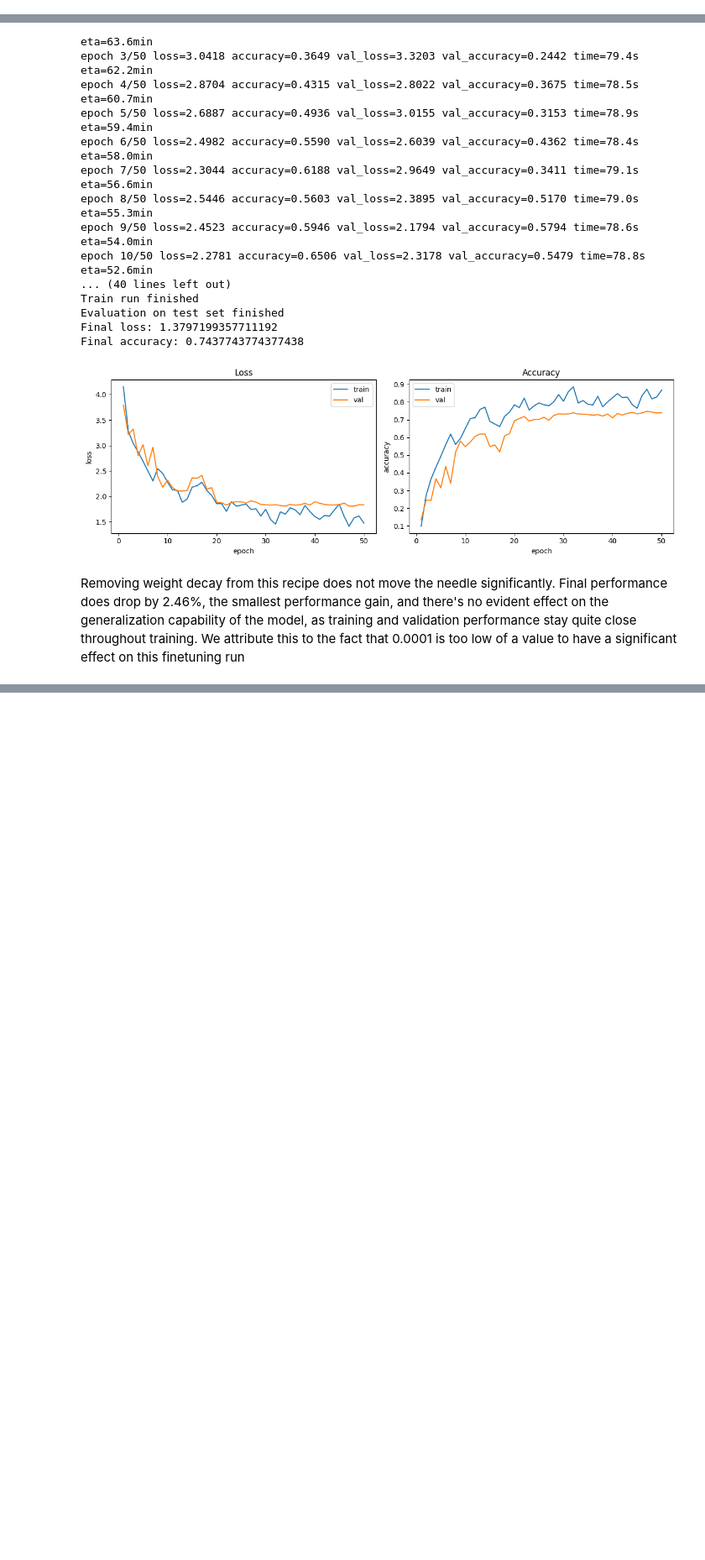
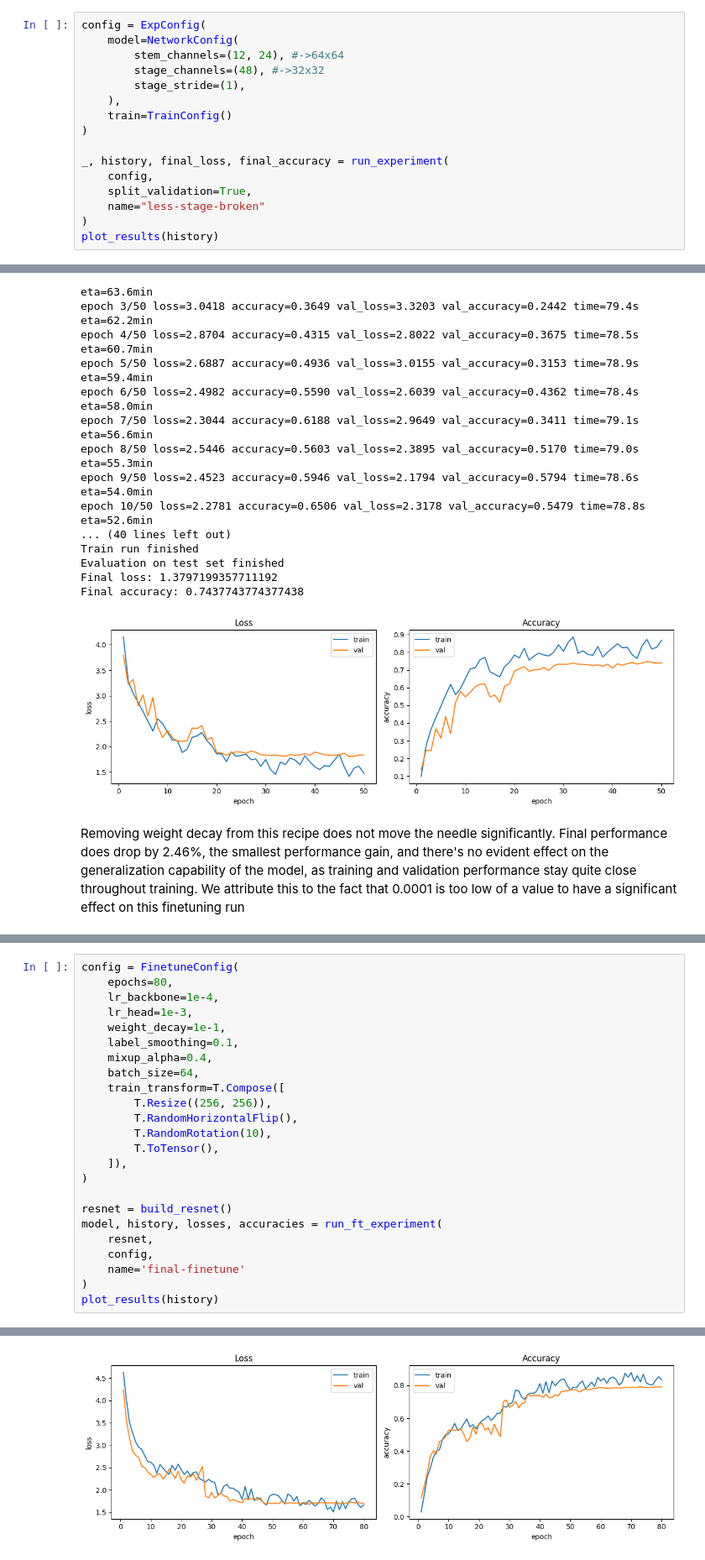
Before and after one commit to Tarekun/computer-vision-project, a Jupyter notebook: assignment_module_two.ipynb, the cells around one changed output, grey strips where cells are left out. Shown at 84% size. Drawn from its saved outputs; the diff is of its cells as text; blank space fills up the shorter version.

```diff
--- a/assignment_module_two.ipynb
+++ b/assignment_module_two.ipynb
@@ -1167,3 +1210,19 @@ Final accuracy: 0.41194119411941194
+# %%
+config = ExpConfig(
+    model=NetworkConfig(
+        stem_channels=(12, 24), #->64x64
+        stage_channels=(48), #->32x32
+        stage_stride=(1),
+    ),
+    train=TrainConfig()
+)
+
+_, history, final_loss, final_accuracy = run_experiment(
+    config,
+    split_validation=True,
+    name="less-stage-broken"
+)
+plot_results(history)
 # %% [markdown]
 ## Part 2: fine-tune an existing network
 
@@ -1897,0 +1575,25 @@ Removing weight decay from this recipe does not move the needle significantly. F
+# %%
+config = FinetuneConfig(
+    epochs=80,
+    lr_backbone=1e-4,
+    lr_head=1e-3,
+    weight_decay=1e-1,
+    label_smoothing=0.1,
+    mixup_alpha=0.4,
+    batch_size=64,
+    train_transform=T.Compose([
+        T.Resize((256, 256)),
+        T.RandomHorizontalFlip(),
+        T.RandomRotation(10),
+        T.ToTensor(),
+    ]),
+)
+
+resnet = build_resnet()
+model, history, losses, accuracies = run_ft_experiment(
+    resnet,
+    config,
+    name='final-finetune'
+)
+plot_results(history)
+# %% [output]
@@ -1897,0 +1617 @@ Removing weight decay from this recipe does not move the needle significantly. F
+[figure, added]
```
Also changed, not shown: parts of 16 cells of this notebook.
